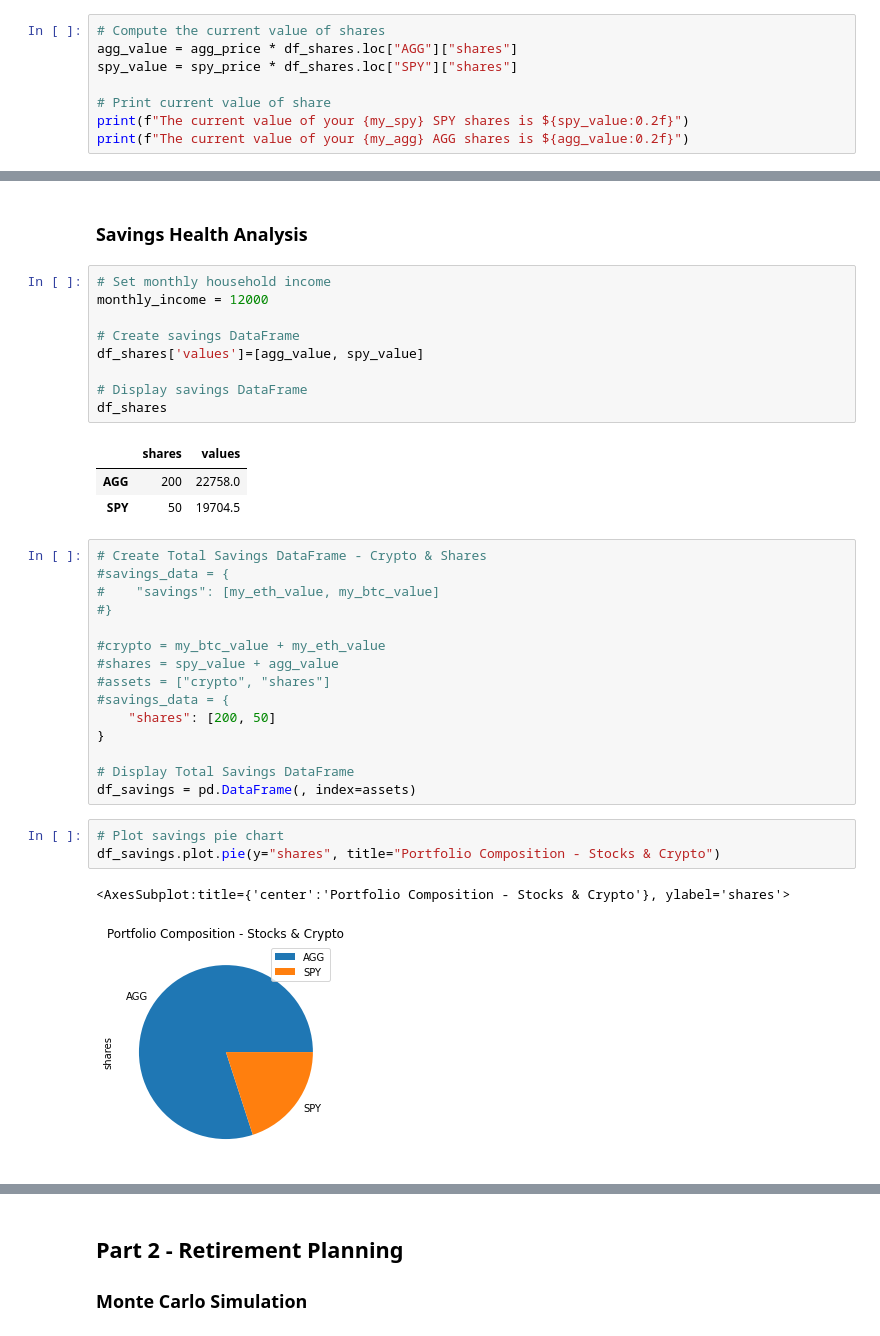
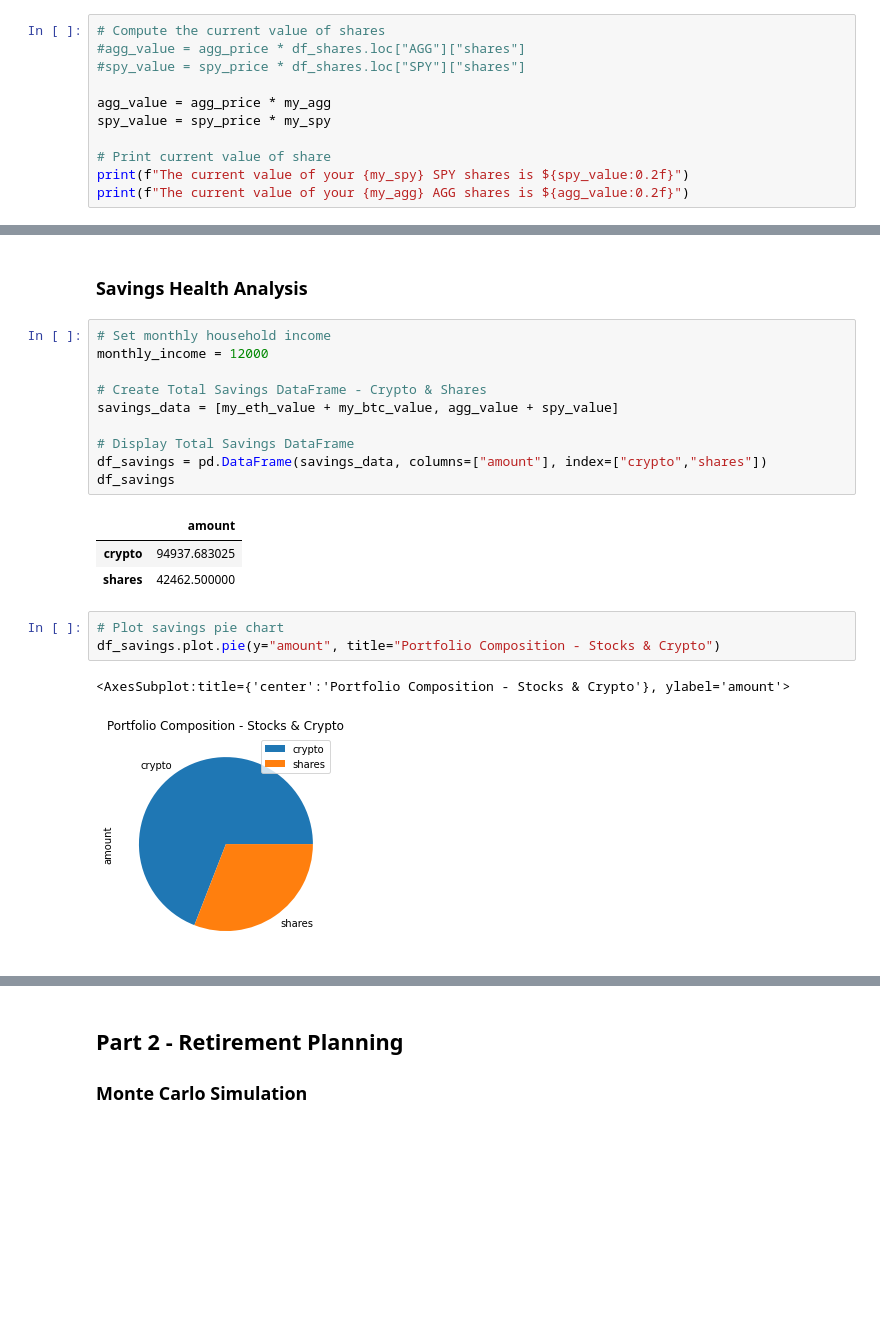
Before and after one commit to hammer888-tech/Homework-5, a Jupyter notebook: financial-planner.ipynb, the cells around one changed output, grey strips where cells are left out. Saved outputs shown, nothing was run; the diff lists cells and outputs as text; blank space fills up the shorter version.

```diff
--- a/financial-planner.ipynb
+++ b/financial-planner.ipynb
@@ -120,8 +102,11 @@ Current AGG closing price: $113.79
 Current SPY closing price: $394.09
 # %%
 # Compute the current value of shares
-agg_value = agg_price * df_shares.loc["AGG"]["shares"]
-spy_value = spy_price * df_shares.loc["SPY"]["shares"]
+#agg_value = agg_price * df_shares.loc["AGG"]["shares"]
+#spy_value = spy_price * df_shares.loc["SPY"]["shares"]
+
+agg_value = agg_price * my_agg
+spy_value = spy_price * my_spy
 
 # Print current value of share
 print(f"The current value of your {my_spy} SPY shares is ${spy_value:0.2f}")
@@ -135,36 +120,22 @@ The current value of your 200 AGG shares is $22758.00
 # Set monthly household income
 monthly_income = 12000
 
-# Create savings DataFrame
-df_shares['values']=[agg_value, spy_value]
+# Create Total Savings DataFrame - Crypto & Shares
+savings_data = [my_eth_value + my_btc_value, agg_value + spy_value]
 
-# Display savings DataFrame
-df_shares
+# Display Total Savings DataFrame
+df_savings = pd.DataFrame(savings_data, columns=["amount"], index=["crypto","shares"])
+df_savings
 # %% [output]
-|  | shares | values |
-| AGG | 200 | 22758.0 |
-| SPY | 50 | 19704.5 |
+|  | amount |
+| crypto | 94937.683025 |
+| shares | 42462.500000 |
-# %%
-# Create Total Savings DataFrame - Crypto & Shares
-#savings_data = {
-#    "savings": [my_eth_value, my_btc_value]
-#}
-
-#crypto = my_btc_value + my_eth_value
-#shares = spy_value + agg_value
-#assets = ["crypto", "shares"]
-#savings_data = {
-    "shares": [200, 50]
-}
-
-# Display Total Savings DataFrame
-df_savings = pd.DataFrame(, index=assets)
 # %%
 # Plot savings pie chart
-df_savings.plot.pie(y="shares", title="Portfolio Composition - Stocks & Crypto")
+df_savings.plot.pie(y="amount", title="Portfolio Composition - Stocks & Crypto")
 # %% [output]
-<AxesSubplot:title={'center':'Portfolio Composition - Stocks & Crypto'}, ylabel='shares'>
+<AxesSubplot:title={'center':'Portfolio Composition - Stocks & Crypto'}, ylabel='amount'>
-[figure, old version]
+[figure, new version]
 # %%
 # Set ideal emergency fund
 emergency_fund = monthly_income * 3
```
Also changed, not shown: parts of 21 cells of this notebook, 1 other file.
